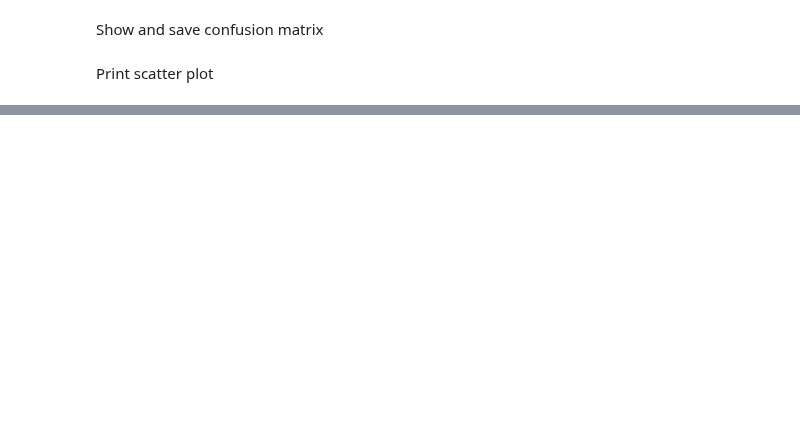
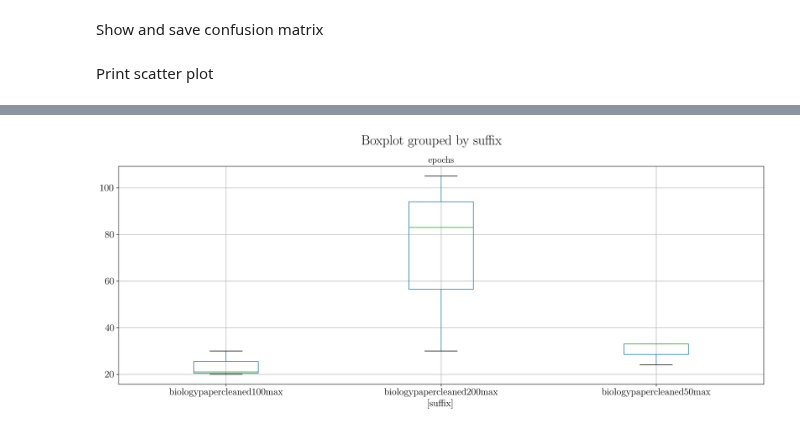
Before and after one commit to elhamod/HGNN, a Jupyter notebook: HGNN/analyse/Analyze experiments.ipynb, the cells around one changed output, grey strips where cells are left out. Saved outputs shown, nothing was run; the diff lists cells and outputs as text; code cells hidden in the pictures; blank space fills up the shorter version.

```diff
--- a/HGNN/analyse/Analyze experiments.ipynb
+++ b/HGNN/analyse/Analyze experiments.ipynb
@@ -143,0 +205,5 @@ ts.trialScatter('macro f1 validation fine', 'macro f1 test fine', 'link_layer',
+# %%
+# ts.df.boxplot(column=['epochs'], by=['suffix'], figsize=(16, 7))
+ts.pandasBoxplot(['epochs'], ['suffix'])
+# %% [output]
+[figure, added]
```
Also changed, not shown: parts of 10 cells of this notebook, 4 other files.
